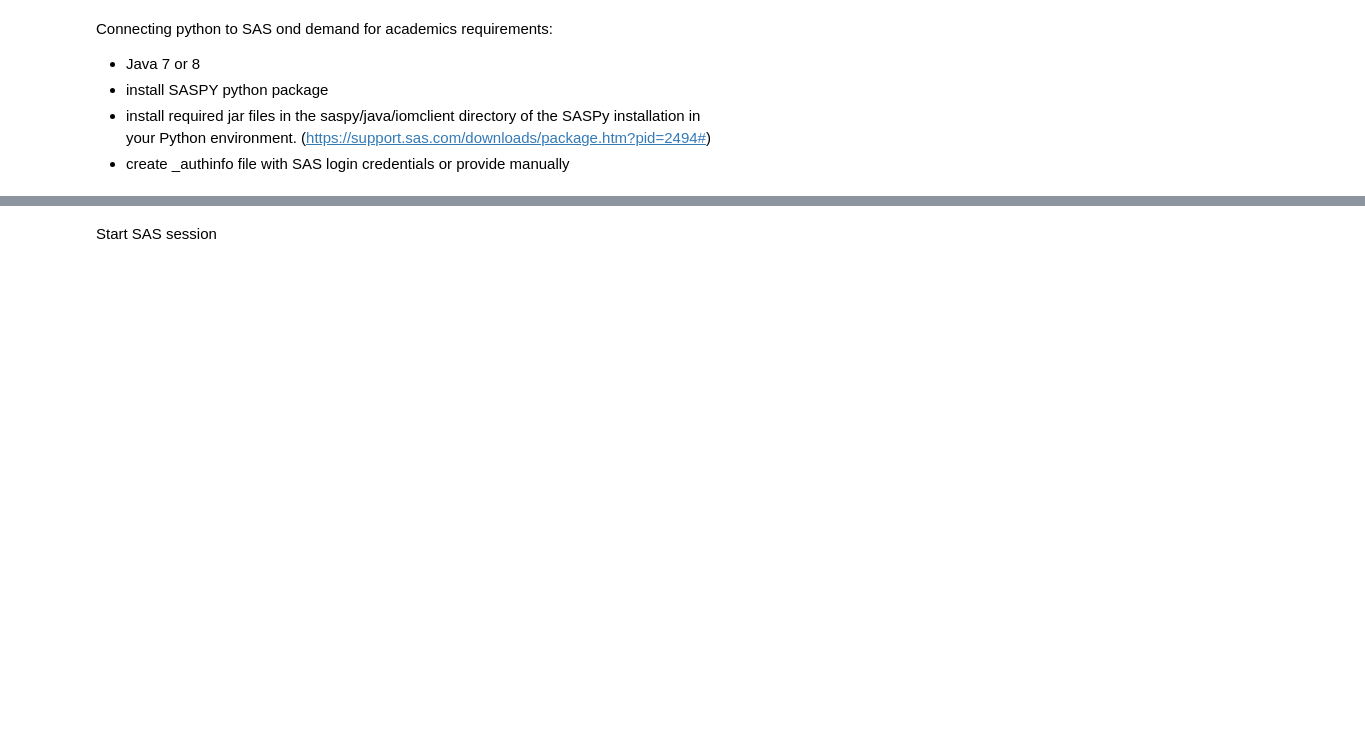
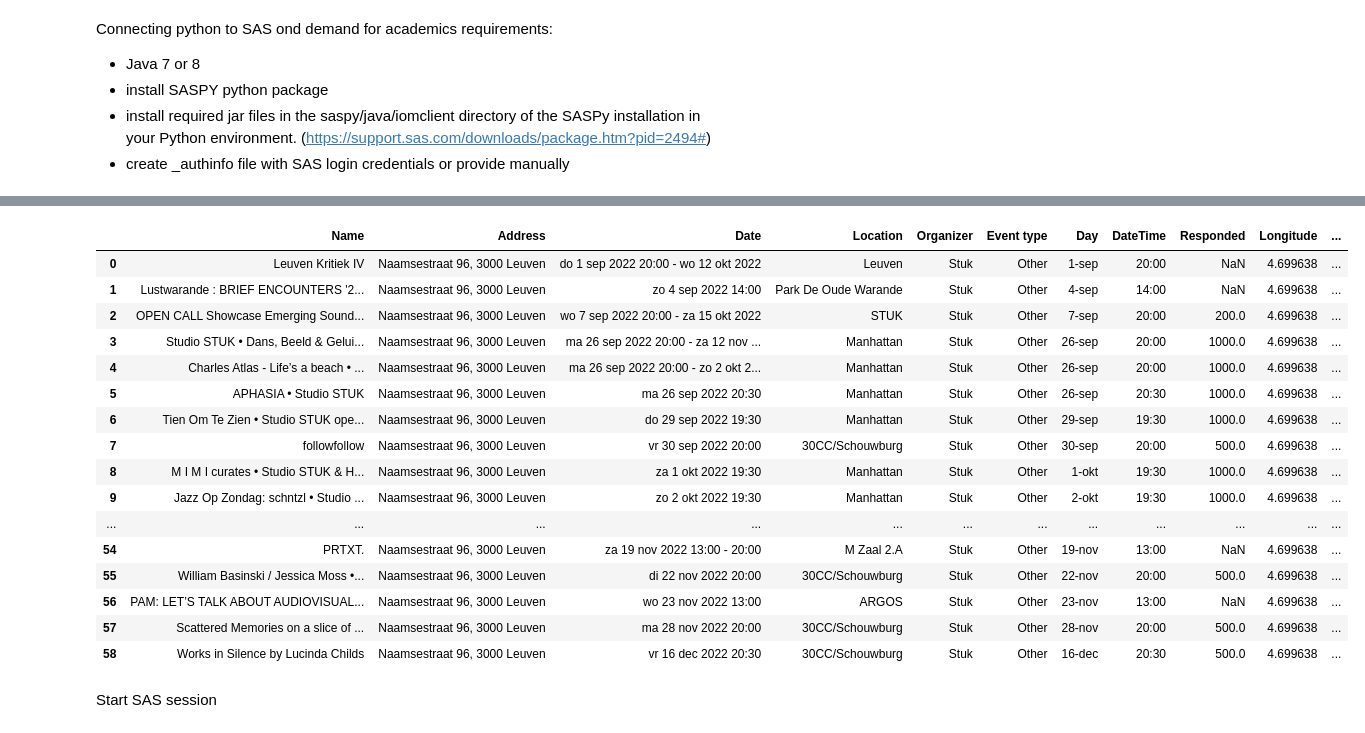
Before and after one commit to AnastasiaDv491/Modern-Data-Analytics-Backend, a Jupyter notebook: Mixed models.ipynb, the cells around one changed output, grey strips where cells are left out. Cells and saved outputs as stored; diff of their text form; code cells hidden in the pictures; blank space fills up the shorter version.

```diff
--- a/Mixed models.ipynb
+++ b/Mixed models.ipynb
@@ -141,2 +143,100 @@ requirements:
+# %%
+import pandas as pd
+import os
+from geopy.geocoders import Nominatim
+import pandas as pd
+from datetime import datetime
+
+# Time regrouping
+def TimeBasedRegrouping(parquet):
+    df = pd.read_parquet(parquet)
+
+    df = df.loc[(df['result_timestamp'].dt.hour <= 7) | (df['result_timestamp'].dt.hour >= 19)]
+    df.loc[:, 'night_scale'] = (df['result_timestamp'] - pd.Timedelta(hours=8)).dt.strftime('%d-%m-%Y %H:%M')
+    df['night_scale'] = pd.to_datetime(df['night_scale'])
+    #night from monday to tuesday counted as monday
+    df.loc[:, 'night_hour'] = (df['night_scale'].dt.hour + df['night_scale'].dt.minute/60) - 11
+    df.loc[:, 'night'] = df['night_scale'].dt.strftime('%d-%m-%Y')
+
+    return df
+
+# loop over parquet files & create dataframes. Store them in a list
+collection_dfs = []
+directory = "Dataset/"
+for filename in os.listdir(directory):
+    df_parquet = os.path.join(directory, filename)
+    # checking if it is a file
+    if os.path.isfile(df_parquet):
+        df = TimeBasedRegrouping(df_parquet)
+        collection_dfs.append(df)
+
+# Create Holidays and Days of the week
+def createHolidaysDaysoftheWeek(df):
+    df["weekday"] = df['night_scale'].dt.day_name()
+    holiday = ["01-01-2022", "18-04-2022", "16-05-2022", "21-07-2022", "25-08-2022", "01-11-2022", "02-11-2022","11-11-2022", "25-12-2022"]
+    is_holiday = df['night'].isin(holiday)
+    df['Holiday']=is_holiday.map({True: 1, False:0})
+
+    down_season = [
+        (datetime.strptime("2021-12-31 00:00:00", '%Y-%m-%d %H:%M:%S'), datetime.strptime("2022-02-13 00:00:00", '%Y-%m-%d %H:%M:%S')),
+        (datetime.strptime("2022-04-02 00:00:00", '%Y-%m-%d %H:%M:%S'), datetime.strptime("2022-04-19 00:00:00", '%Y-%m-%d %H:%M:%S')),
+        (datetime.strptime("2022-05-28 00:00:00", '%Y-%m-%d %H:%M:%S'), datetime.strptime("2022-09-26 00:00:00", '%Y-%m-%d %H:%M:%S')),
+        (datetime.strptime("2022-12-24 00:00:00", '%Y-%m-%d %H:%M:%S'), datetime.strptime("2023-01-01 00:00:00", '%Y-%m-%d %H:%M:%S')),
+    ]
+    is_downseason = False
+    for start_date, end_date in down_season:
+        is_downseason = is_downseason | ((df['night_scale'] >= start_date) & (df['night_scale'] <= end_date))
+    df['downseason'] = is_downseason.astype(int)
+    return df
+
+for df in collection_dfs:
+    createHolidaysDaysoftheWeek(df)
+
+
+# Latitude and Longitude
+
+# Initialize Nominatim API
+geolocator = Nominatim(user_agent="Mozilla/5.0")
+
+# Get Lat and Long based on the address
+def get_lat_long(address):
+    location = geolocator.geocode(address)
+    if location is None:
+        return None, None
+    return location.longitude, location.latitude
+
+# For now, it is only reading STUK dataframe, but this can be expanded for multiple events dataframes
+def createLatLongCols(df):
+    df = pd.read_csv(df)
+    df['Longitude'] = ""
+    df['Latitude'] = ""
+    # Loop door de dataset en vul de longitudinale en latitudinale kolommen in
+    for index, row in df.iterrows():
+        address = row[1]
+        longitude, latitude = get_lat_long(address)
+        df.at[index, 'Longitude'] = longitude
+        df.at[index, 'Latitude'] = latitude
+
+    return df
+
+createLatLongCols("event_datasets/df_stuk_events.csv")
+# %% [output]
+|  | Name | Address | Date | Location | Organizer | Event type | Day | DateTime | Responded | Longitude | ... |
+| 0 | Leuven Kritiek IV | Naamsestraat 96, 3000 Leuven | do 1 sep 2022 20:00 - wo 12 okt 2022 | Leuven | Stuk | Other | 1-sep | 20:00 | NaN | 4.699638 | ... |
+| 1 | Lustwarande : BRIEF ENCOUNTERS '2... | Naamsestraat 96, 3000 Leuven | zo 4 sep 2022 14:00 | Park De Oude Warande | Stuk | Other | 4-sep | 14:00 | NaN | 4.699638 | ... |
+| 2 | OPEN CALL Showcase Emerging Sound... | Naamsestraat 96, 3000 Leuven | wo 7 sep 2022 20:00 - za 15 okt 2022 | STUK | Stuk | Other | 7-sep | 20:00 | 200.0 | 4.699638 | ... |
+| 3 | Studio STUK • Dans, Beeld & Gelui... | Naamsestraat 96, 3000 Leuven | ma 26 sep 2022 20:00 - za 12 nov ... | Manhattan | Stuk | Other | 26-sep | 20:00 | 1000.0 | 4.699638 | ... |
+| 4 | Charles Atlas - Life’s a beach • ... | Naamsestraat 96, 3000 Leuven | ma 26 sep 2022 20:00 - zo 2 okt 2... | Manhattan | Stuk | Other | 26-sep | 20:00 | 1000.0 | 4.699638 | ... |
+| 5 | APHASIA • Studio STUK | Naamsestraat 96, 3000 Leuven | ma 26 sep 2022 20:30 | Manhattan | Stuk | Other | 26-sep | 20:30 | 1000.0 | 4.699638 | ... |
+| 6 | Tien Om Te Zien • Studio STUK ope... | Naamsestraat 96, 3000 Leuven | do 29 sep 2022 19:30 | Manhattan | Stuk | Other | 29-sep | 19:30 | 1000.0 | 4.699638 | ... |
+| 7 | followfollow | Naamsestraat 96, 3000 Leuven | vr 30 sep 2022 20:00 | 30CC/Schouwburg | Stuk | Other | 30-sep | 20:00 | 500.0 | 4.699638 | ... |
+| 8 | M I M I curates • Studio STUK & H... | Naamsestraat 96, 3000 Leuven | za 1 okt 2022 19:30 | Manhattan | Stuk | Other | 1-okt | 19:30 | 1000.0 | 4.699638 | ... |
+| 9 | Jazz Op Zondag: schntzl • Studio ... | Naamsestraat 96, 3000 Leuven | zo 2 okt 2022 19:30 | Manhattan | Stuk | Other | 2-okt | 19:30 | 1000.0 | 4.699638 | ... |
+| ... | ... | ... | ... | ... | ... | ... | ... | ... | ... | ... | ... |
+| 54 | PRTXT. | Naamsestraat 96, 3000 Leuven | za 19 nov 2022 13:00 - 20:00 | M Zaal 2.A | Stuk | Other | 19-nov | 13:00 | NaN | 4.699638 | ... |
+| 55 | William Basinski / Jessica Moss •... | Naamsestraat 96, 3000 Leuven | di 22 nov 2022 20:00 | 30CC/Schouwburg | Stuk | Other | 22-nov | 20:00 | 500.0 | 4.699638 | ... |
+| 56 | PAM: LET’S TALK ABOUT AUDIOVISUAL... | Naamsestraat 96, 3000 Leuven | wo 23 nov 2022 13:00 | ARGOS | Stuk | Other | 23-nov | 13:00 | NaN | 4.699638 | ... |
+| 57 | Scattered Memories on a slice of ... | Naamsestraat 96, 3000 Leuven | ma 28 nov 2022 20:00 | 30CC/Schouwburg | Stuk | Other | 28-nov | 20:00 | 500.0 | 4.699638 | ... |
+| 58 | Works in Silence by Lucinda Childs | Naamsestraat 96, 3000 Leuven | vr 16 dec 2022 20:30 | 30CC/Schouwburg | Stuk | Other | 16-dec | 20:30 | 500.0 | 4.699638 | ... |
 # %% [markdown]
 Start SAS session
```
Also changed, not shown: parts of 10 cells of this notebook, 9 other files.
